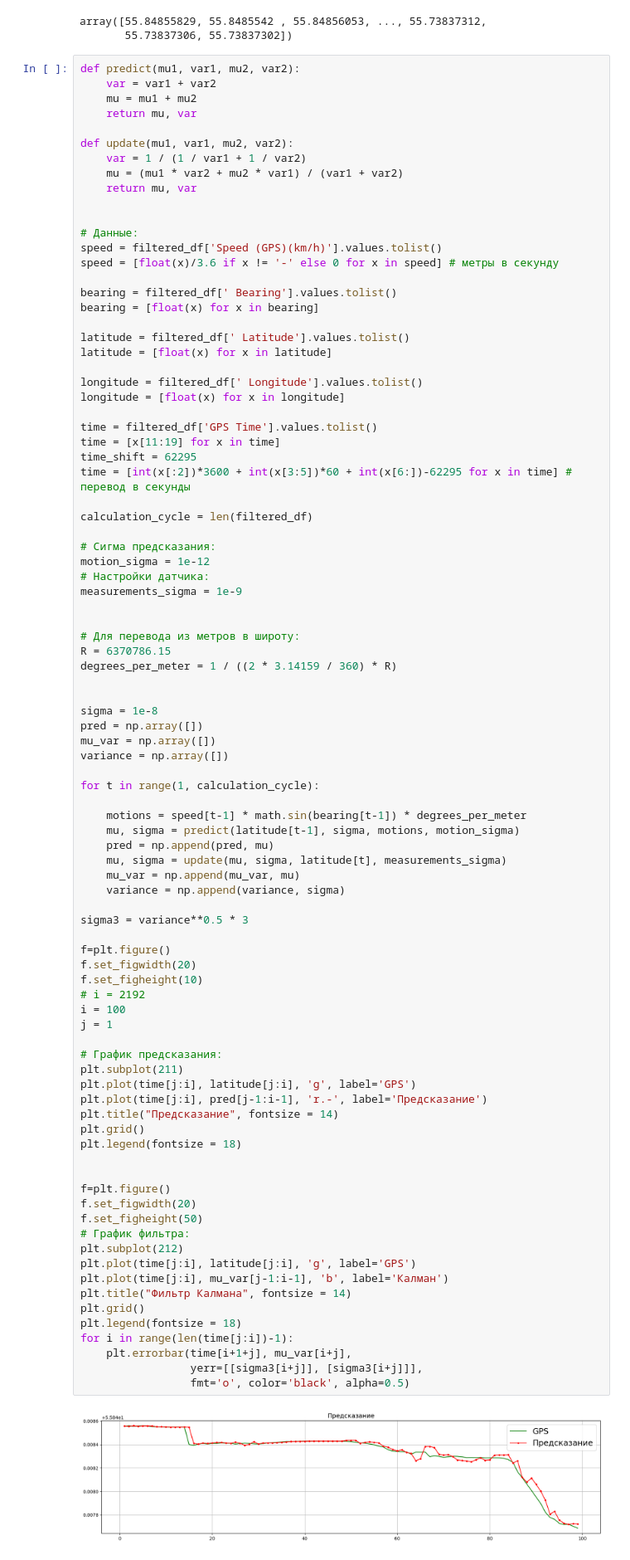
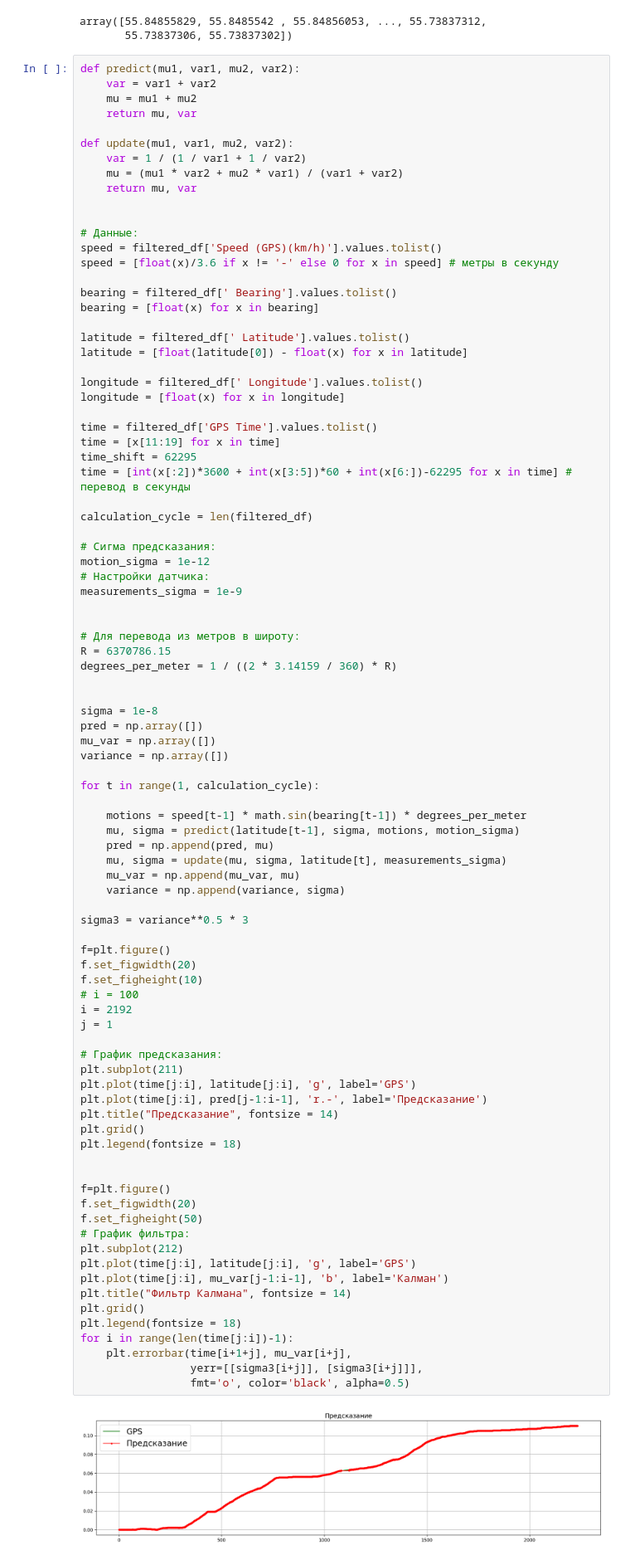
Before and after one commit to 1mm0rTaLzzz/SNAR_HW3_Kalman, a Jupyter notebook: SNAR_Kalman.ipynb, the cells around one changed output. Shown at 83% size. Cells and saved outputs as stored; diff of their text form.

```diff
--- a/SNAR_Kalman.ipynb
+++ b/SNAR_Kalman.ipynb
@@ -446,7 +412,7 @@ bearing = filtered_df[' Bearing'].values.tolist()
 bearing = [float(x) for x in bearing]
 
 latitude = filtered_df[' Latitude'].values.tolist()
-latitude = [float(x) for x in latitude]
+latitude = [float(latitude[0]) - float(x) for x in latitude]
 
 longitude = filtered_df[' Longitude'].values.tolist()
 longitude = [float(x) for x in longitude]
@@ -487,33 +453,33 @@ sigma3 = variance**0.5 * 3
 
 f=plt.figure()
 f.set_figwidth(20)
 f.set_figheight(10)
-# i = 2192
-i = 100
+# i = 100
+i = 2192
 j = 1
 
 # График предсказания:
 plt.subplot(211)
 plt.plot(time[j:i], latitude[j:i], 'g', label='GPS')
 plt.plot(time[j:i], pred[j-1:i-1], 'r.-', label='Предсказание')
 plt.title("Предсказание", fontsize = 14)
 plt.grid()
 plt.legend(fontsize = 18)
 
 
 f=plt.figure()
 f.set_figwidth(20)
 f.set_figheight(50)
 # График фильтра:
 plt.subplot(212)
 plt.plot(time[j:i], latitude[j:i], 'g', label='GPS')
 plt.plot(time[j:i], mu_var[j-1:i-1], 'b', label='Калман')
 plt.title("Фильтр Калмана", fontsize = 14)
 plt.grid()
 plt.legend(fontsize = 18)
 for i in range(len(time[j:i])-1):
     plt.errorbar(time[i+1+j], mu_var[i+j],
                  yerr=[[sigma3[i+j]], [sigma3[i+j]]],
                  fmt='o', color='black', alpha=0.5)
 # %% [output]
-[figure, old version]
+[figure, new version]
```
Also changed, not shown: parts of 6 cells of this notebook.
